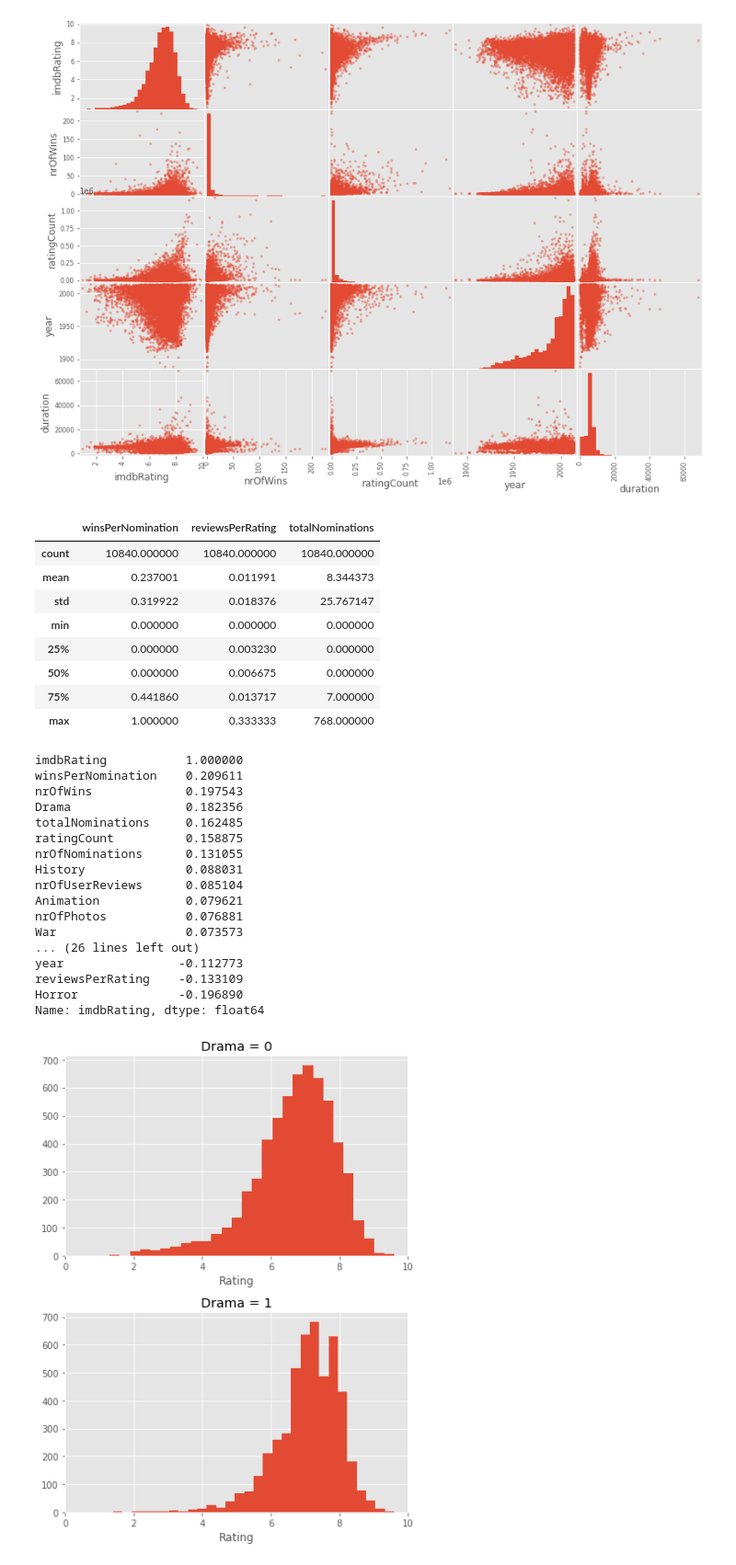
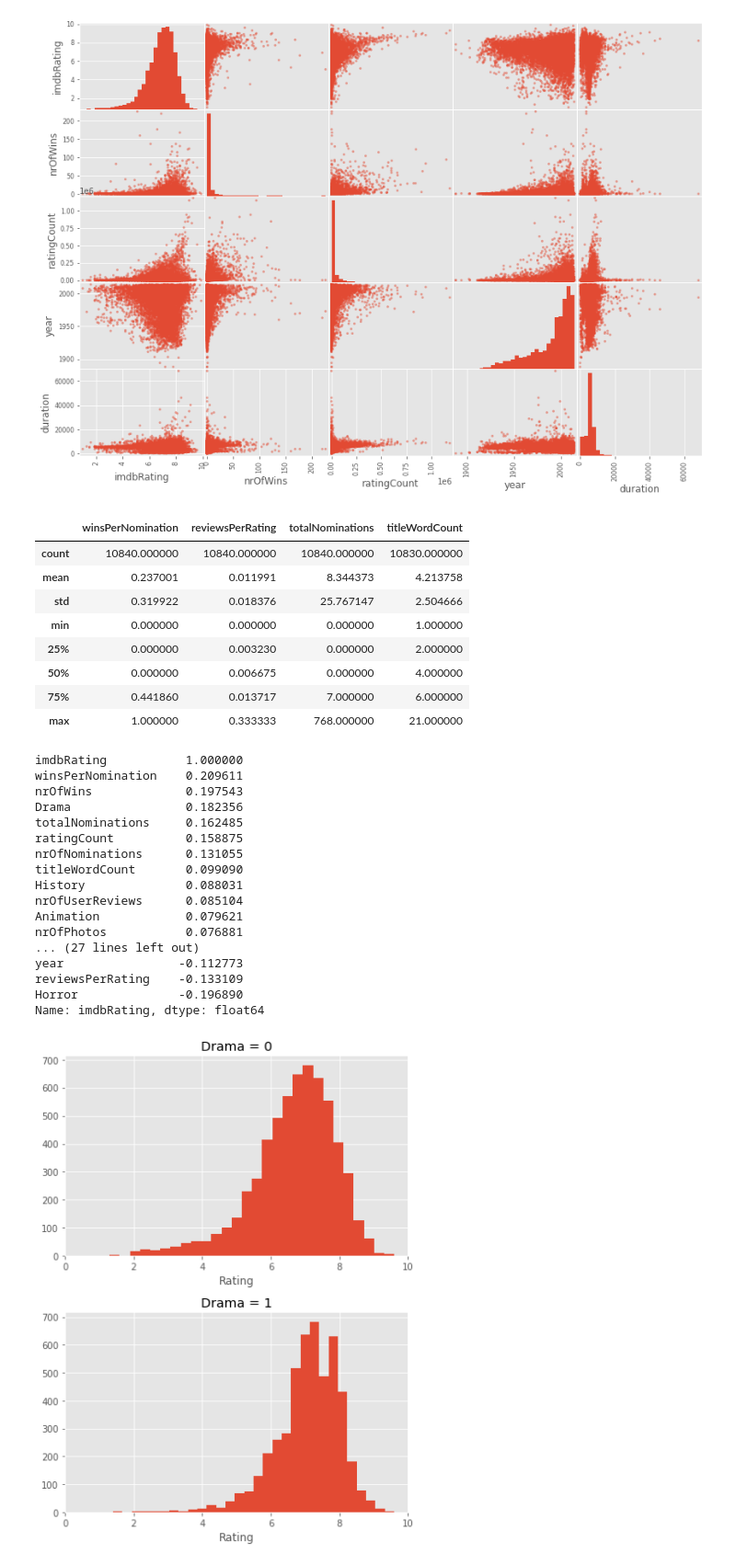
Before and after one commit to MoazAshraf/predicting-imdb-ratings, a Jupyter notebook: predicting_imdb_ratings.ipynb, the cells around one changed output. Shown at 92% size. Saved outputs shown, nothing was run; the diff lists cells and outputs as text; code cells hidden in the pictures.

```diff
--- a/predicting_imdb_ratings.ipynb
+++ b/predicting_imdb_ratings.ipynb
@@ -170,18 +169,24 @@ imdb_train['winsPerNomination'] = imdb_train['nrOfWins'] / imdb_train['totalNomi
 imdb_train['winsPerNomination'].fillna(0, inplace=True)
 imdb_train['reviewsPerRating'] = imdb_train['nrOfUserReviews'] / imdb_train['ratingCount']
 imdb_train['reviewsPerRating'].fillna(0, inplace=True)
+# %%
+# add titleWordCount feature, does title length affect rating?
+def count(s):
+    return len(s.split())
+
+imdb_train['titleWordCount'] = imdb_train['wordsInTitle'].map(count, na_action='ignore')
 # %%
-imdb_train[['winsPerNomination', 'reviewsPerRating', 'totalNominations']].describe()
+imdb_train[['winsPerNomination', 'reviewsPerRating', 'totalNominations', 'titleWordCount']].describe()
 # %% [output]
-|  | winsPerNomination | reviewsPerRating | totalNominations |
-| count | 10840.000000 | 10840.000000 | 10840.000000 |
-| mean | 0.237001 | 0.011991 | 8.344373 |
-| std | 0.319922 | 0.018376 | 25.767147 |
-| min | 0.000000 | 0.000000 | 0.000000 |
-| 25% | 0.000000 | 0.003230 | 0.000000 |
-| 50% | 0.000000 | 0.006675 | 0.000000 |
-| 75% | 0.441860 | 0.013717 | 7.000000 |
-| max | 1.000000 | 0.333333 | 768.000000 |
+|  | winsPerNomination | reviewsPerRating | totalNominations | titleWordCount |
+| count | 10840.000000 | 10840.000000 | 10840.000000 | 10830.000000 |
+| mean | 0.237001 | 0.011991 | 8.344373 | 4.213758 |
+| std | 0.319922 | 0.018376 | 25.767147 | 2.504666 |
+| min | 0.000000 | 0.000000 | 0.000000 | 1.000000 |
+| 25% | 0.000000 | 0.003230 | 0.000000 | 2.000000 |
+| 50% | 0.000000 | 0.006675 | 0.000000 | 4.000000 |
+| 75% | 0.441860 | 0.013717 | 7.000000 | 6.000000 |
+| max | 1.000000 | 0.333333 | 768.000000 | 21.000000 |
 # %%
 imdb_train.corr()['imdbRating'].sort_values(ascending=False)
 # %% [output]
@@ -192,12 +197,12 @@ Drama                0.182356
 totalNominations     0.162485
 ratingCount          0.158875
 nrOfNominations      0.131055
+titleWordCount       0.099090
 History              0.088031
 nrOfUserReviews      0.085104
 Animation            0.079621
 nrOfPhotos           0.076881
-War                  0.073573
-... (26 lines left out)
+... (27 lines left out)
 year                -0.112773
 reviewsPerRating    -0.133109
 Horror              -0.196890
```
Also changed, not shown: parts of 21 cells of this notebook.
